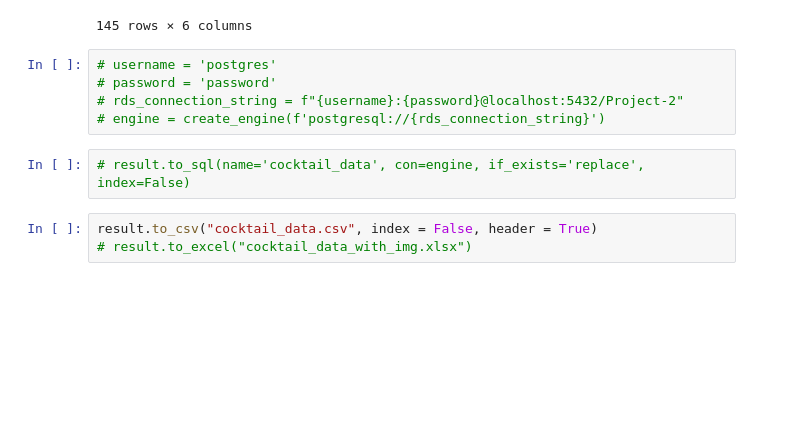
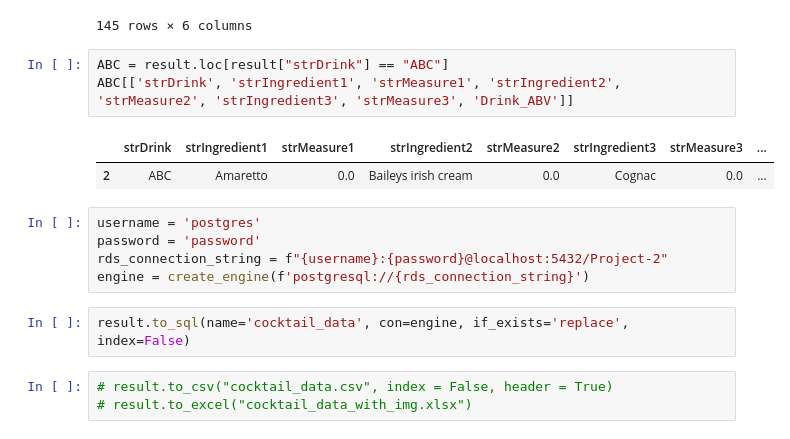
Before and after one commit to rclassit/Project-2, a Jupyter notebook: Data Cleaning.ipynb, the cells around one changed output. Saved outputs shown, nothing was run; the diff lists cells and outputs as text; blank space fills up the shorter version.

```diff
--- a/Data Cleaning.ipynb
+++ b/Data Cleaning.ipynb
@@ -358,13 +358,19 @@ zero_abvs[['strDrink', 'strIngredient1', 'strMeasure1', 'strIngredient2', 'strMe
 | 612 | Grape lemon pineapple Smoothie | Grapes | 8.0 | Lemon | 0.0 | 0 |
 | 614 | Banana Strawberry Shake Daiquiri | Strawberries | 32.0 | Banana | 0.0 | 0 |
 145 rows × 6 columns
+# %%
+ABC = result.loc[result["strDrink"] == "ABC"]
+ABC[['strDrink', 'strIngredient1', 'strMeasure1', 'strIngredient2', 'strMeasure2', 'strIngredient3', 'strMeasure3', 'Drink_ABV']]
+# %% [output]
+|  | strDrink | strIngredient1 | strMeasure1 | strIngredient2 | strMeasure2 | strIngredient3 | strMeasure3 | ... |
+| 2 | ABC | Amaretto | 0.0 | Baileys irish cream | 0.0 | Cognac | 0.0 | ... |
 # %%
-# username = 'postgres'
-# password = 'password'
-# rds_connection_string = f"{username}:{password}@localhost:5432/Project-2"
-# engine = create_engine(f'postgresql://{rds_connection_string}')
+username = 'postgres'
+password = 'password'
+rds_connection_string = f"{username}:{password}@localhost:5432/Project-2"
+engine = create_engine(f'postgresql://{rds_connection_string}')
 # %%
-# result.to_sql(name='cocktail_data', con=engine, if_exists='replace', index=False)
+result.to_sql(name='cocktail_data', con=engine, if_exists='replace', index=False)
 # %%
-result.to_csv("cocktail_data.csv", index = False, header = True)
+# result.to_csv("cocktail_data.csv", index = False, header = True)
 # result.to_excel("cocktail_data_with_img.xlsx")
```
Also changed, not shown: 2 other files.
